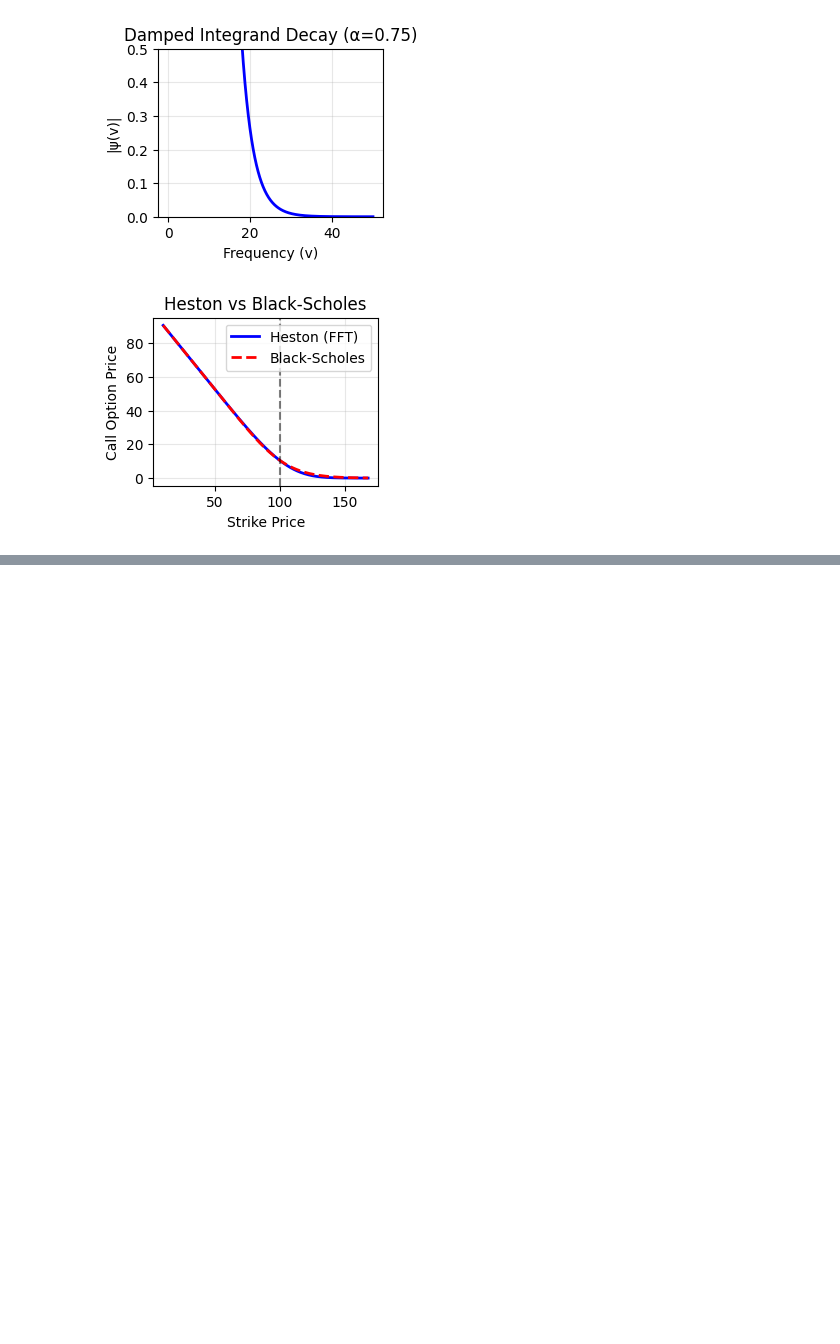
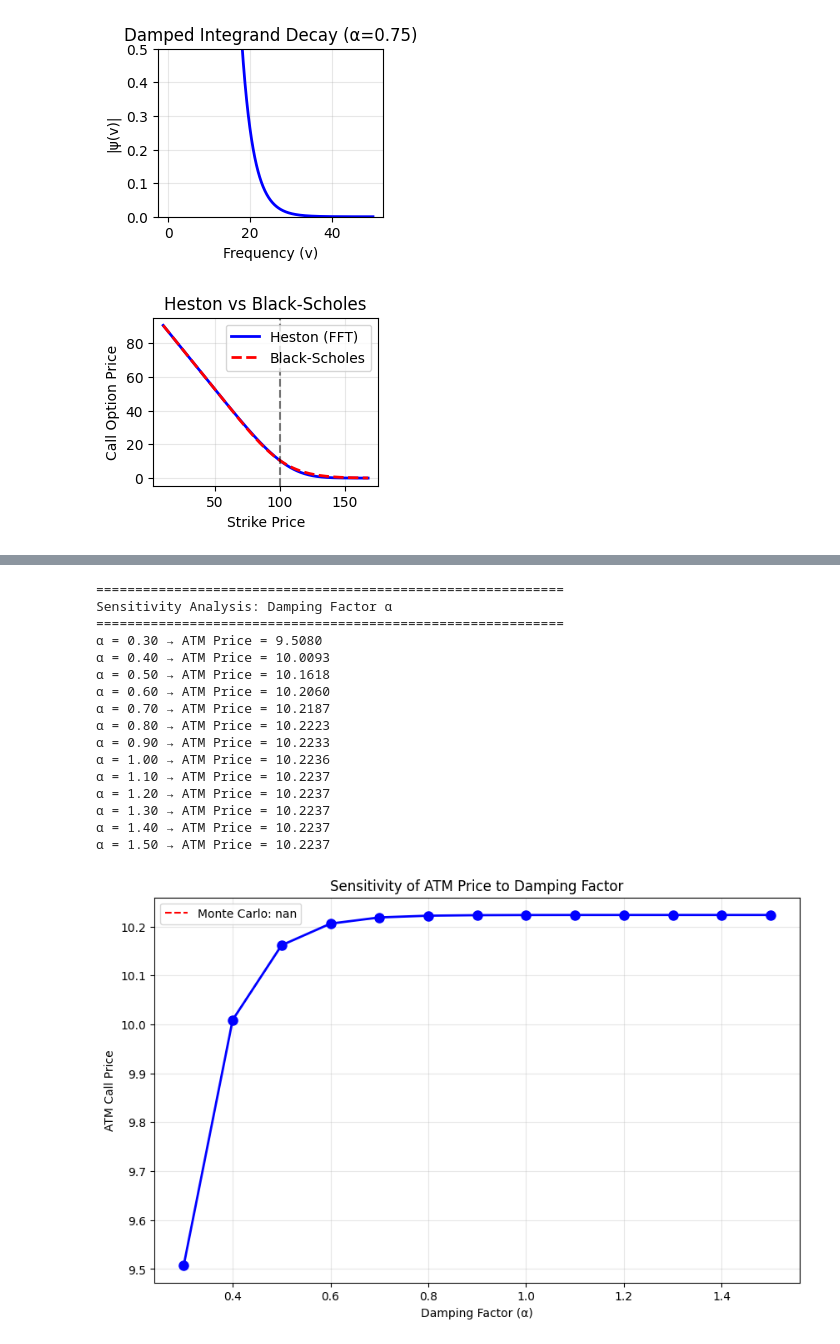
Before and after one commit to Storm00212/QUANT, a Jupyter notebook: Fourier_series_in_quant_.ipynb, the cells around one changed output, grey strips where cells are left out. Cells and saved outputs as stored; diff of their text form; code cells hidden in the pictures; blank space fills up the shorter version.

```diff
--- a/Fourier_series_in_quant_.ipynb
+++ b/Fourier_series_in_quant_.ipynb
@@ -273,0 +292,46 @@ plt.grid(True, alpha=0.3)
+# %%
+
+# ============================================
+# Sensitivity Analysis: Effect of α on ATM Price
+# ============================================
+
+print("\n" + "=" * 60)
+print("Sensitivity Analysis: Damping Factor α")
+print("=" * 60)
+
+alpha_values = np.linspace(0.3, 1.5, 13)
+atm_prices = []
+
+for alpha in alpha_values:
+    strikes, prices = pricer.carr_madan_fft(alpha=alpha)
+    atm_idx = np.argmin(np.abs(strikes - params['S0']))
+    atm_prices.append(prices[atm_idx])
+    print(f"α = {alpha:.2f} → ATM Price = {prices[atm_idx]:.4f}")
+
+plt.figure(figsize=(10, 6))
+plt.plot(alpha_values, atm_prices, 'bo-', linewidth=2, markersize=8)
+plt.xlabel('Damping Factor (α)')
+plt.ylabel('ATM Call Price')
+plt.title('Sensitivity of ATM Price to Damping Factor')
+plt.grid(True, alpha=0.3)
+plt.axhline(y=mc_price, color='r', linestyle='--', label=f'Monte Carlo: {mc_price:.4f}')
+plt.legend()
+plt.show()
+# %% [output]
+============================================================
+Sensitivity Analysis: Damping Factor α
+============================================================
+α = 0.30 → ATM Price = 9.5080
+α = 0.40 → ATM Price = 10.0093
+α = 0.50 → ATM Price = 10.1618
+α = 0.60 → ATM Price = 10.2060
+α = 0.70 → ATM Price = 10.2187
+α = 0.80 → ATM Price = 10.2223
+α = 0.90 → ATM Price = 10.2233
+α = 1.00 → ATM Price = 10.2236
+α = 1.10 → ATM Price = 10.2237
+α = 1.20 → ATM Price = 10.2237
+α = 1.30 → ATM Price = 10.2237
+α = 1.40 → ATM Price = 10.2237
+α = 1.50 → ATM Price = 10.2237
+[figure, added]
```
Also changed, not shown: parts of 1 cell of this notebook.
